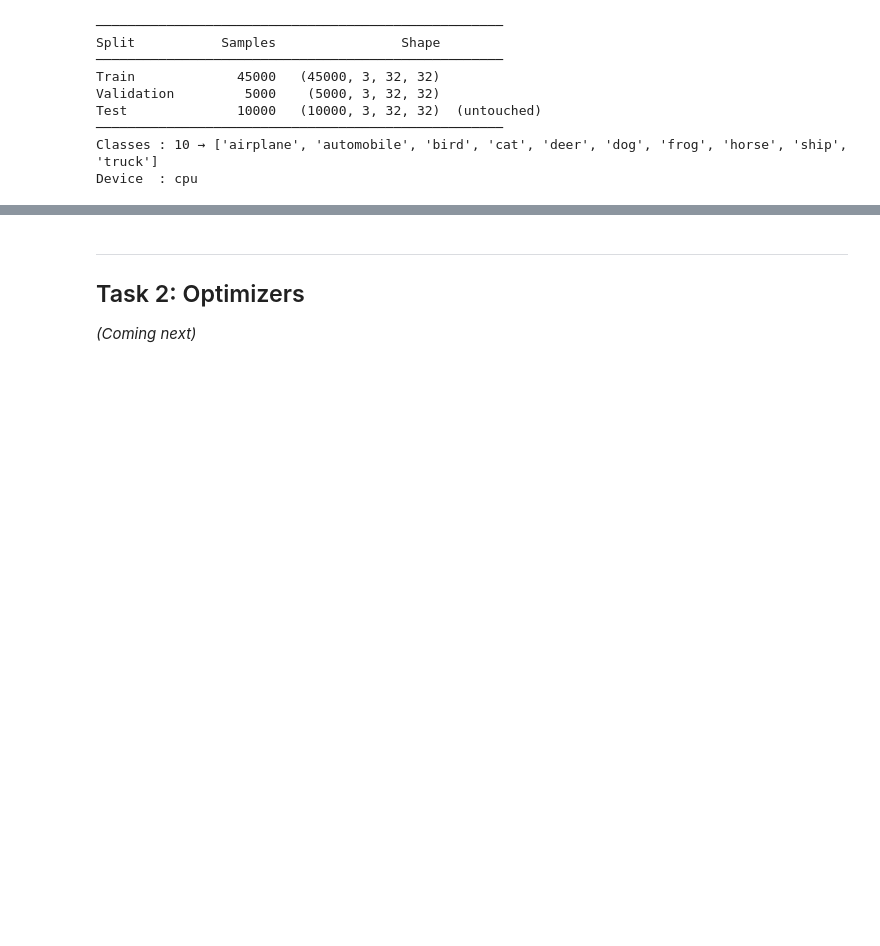
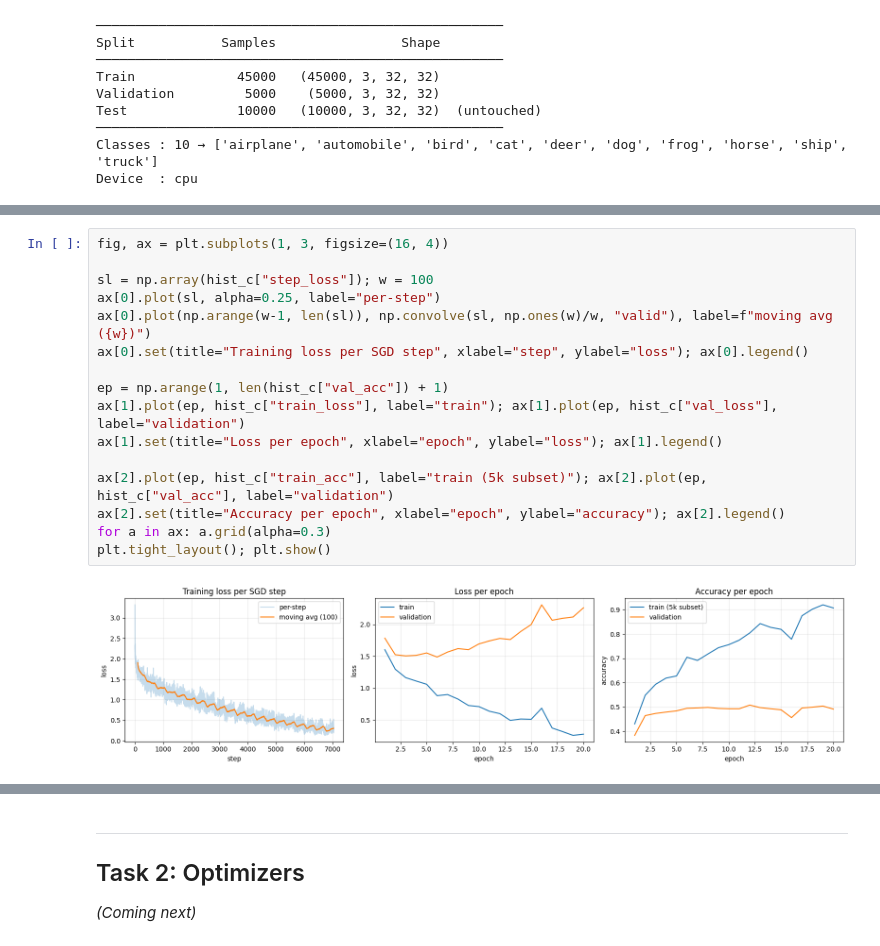
Before and after one commit to rivindu02/EN4554-Assignment-2-on-CNNs, a Jupyter notebook: EN4554_A2_CNNs.ipynb, the cells around one changed output, grey strips where cells are left out. Drawn from its saved outputs; the diff is of its cells as text; blank space fills up the shorter version.

```diff
--- a/EN4554_A2_CNNs.ipynb
+++ b/EN4554_A2_CNNs.ipynb
@@ -163,0 +415,18 @@ Device  : cpu
+# %%
+fig, ax = plt.subplots(1, 3, figsize=(16, 4))
+
+sl = np.array(hist_c["step_loss"]); w = 100
+ax[0].plot(sl, alpha=0.25, label="per-step")
+ax[0].plot(np.arange(w-1, len(sl)), np.convolve(sl, np.ones(w)/w, "valid"), label=f"moving avg ({w})")
+ax[0].set(title="Training loss per SGD step", xlabel="step", ylabel="loss"); ax[0].legend()
+
+ep = np.arange(1, len(hist_c["val_acc"]) + 1)
+ax[1].plot(ep, hist_c["train_loss"], label="train"); ax[1].plot(ep, hist_c["val_loss"], label="validation")
+ax[1].set(title="Loss per epoch", xlabel="epoch", ylabel="loss"); ax[1].legend()
+
+ax[2].plot(ep, hist_c["train_acc"], label="train (5k subset)"); ax[2].plot(ep, hist_c["val_acc"], label="validation")
+ax[2].set(title="Accuracy per epoch", xlabel="epoch", ylabel="accuracy"); ax[2].legend()
+for a in ax: a.grid(alpha=0.3)
+plt.tight_layout(); plt.show()
+# %% [output]
+[figure, added]
```
Also changed, not shown: parts of 15 cells of this notebook.
